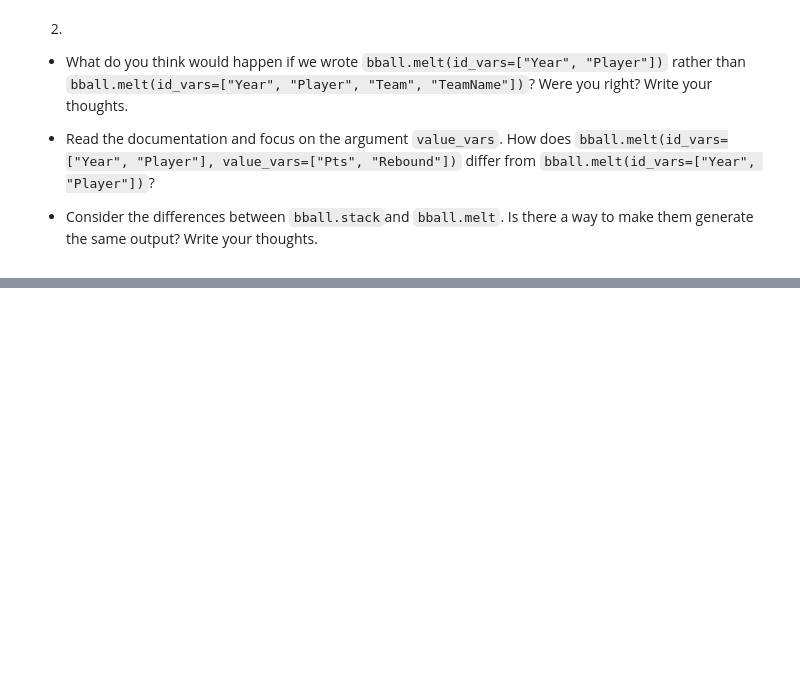
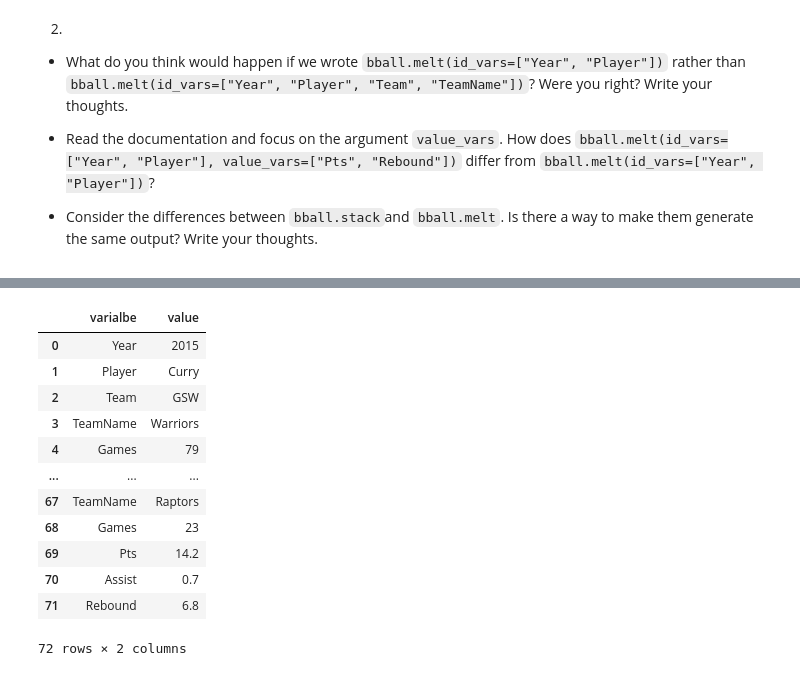
Before and after one commit to beauvilerobed/ds-ml-notes-projects-and-tutorials, a Jupyter notebook: projects/intro-to-economic-modeling-and-ds/working-with-data/reshape.ipynb, the cells around one changed output, grey strips where cells are left out. Cells and saved outputs as stored; diff of their text form; code cells hidden in the pictures; blank space fills up the shorter version.

```diff
--- a/projects/intro-to-economic-modeling-and-ds/working-with-data/reshape.ipynb
+++ b/projects/intro-to-economic-modeling-and-ds/working-with-data/reshape.ipynb
@@ -762,3 +805,19 @@ bball_wide
+# %%
+bball.stack().reset_index(level=0, drop=True).reset_index().rename(columns={'index': 'varialbe', 0 : 'value'})
+# %% [output]
+|  | varialbe | value |
+| 0 | Year | 2015 |
+| 1 | Player | Curry |
+| 2 | Team | GSW |
+| 3 | TeamName | Warriors |
+| 4 | Games | 79 |
+| ... | ... | ... |
+| 67 | TeamName | Raptors |
+| 68 | Games | 23 |
+| 69 | Pts | 14.2 |
+| 70 | Assist | 0.7 |
+| 71 | Rebound | 6.8 |
+72 rows × 2 columns
 # %% [markdown]
 3.
 - First, take a breath… That was a lot to take in.
```
Also changed, not shown: parts of 7 cells of this notebook.
